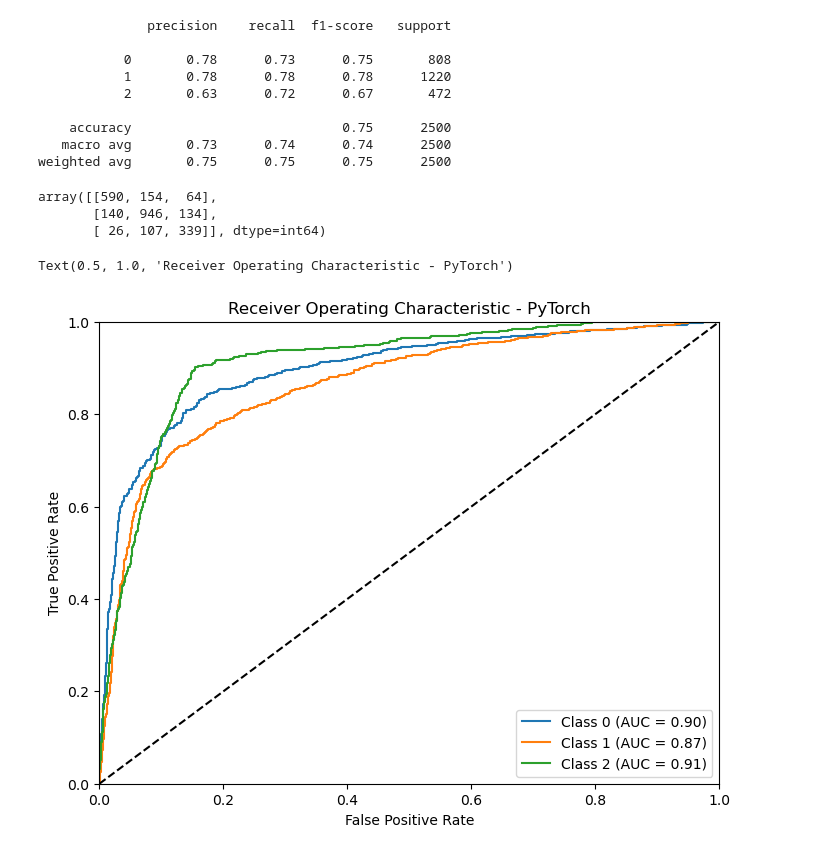
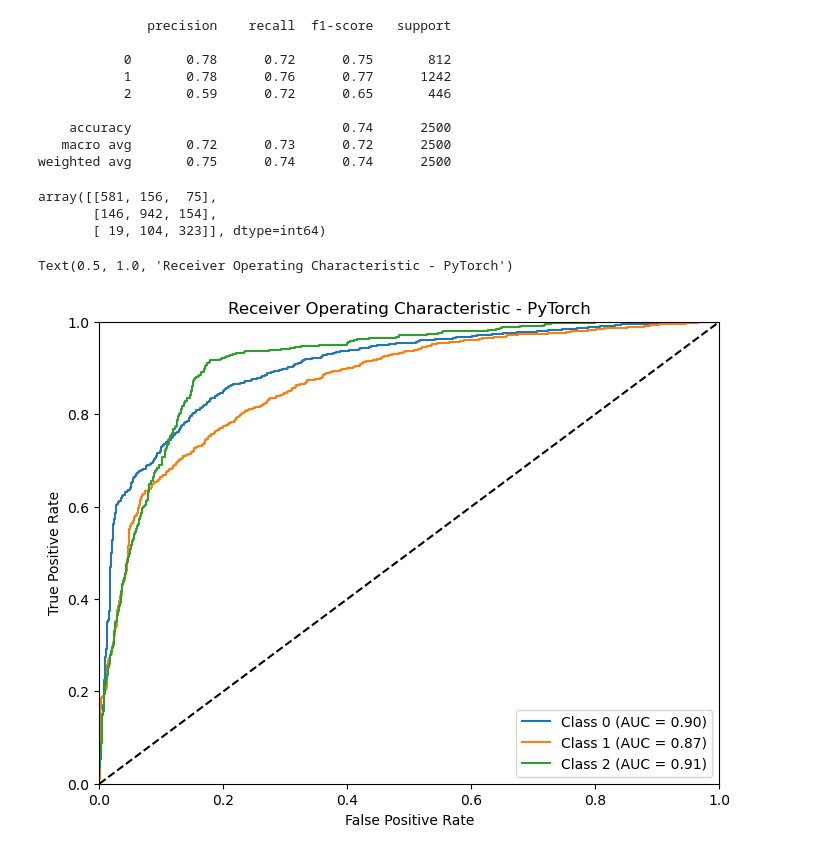
Before and after one commit to hanfei1986/Neural-network-models-without-using-wrappers, a Jupyter notebook: Neural network models without using wrappers (multiclass classification).ipynb, the cells around one changed output. Saved outputs shown, nothing was run; the diff lists cells and outputs as text; code cells hidden in the pictures.

```diff
--- a/Neural network models without using wrappers (multiclass classification).ipynb
+++ b/Neural network models without using wrappers (multiclass classification).ipynb
@@ -3,7 +3,7 @@ import pandas as pd
 import numpy as np
 import matplotlib.pyplot as plt
 # %%
-df = pd.read_excel("data.xlsx")
+df = pd.read_excel("data1.xlsx")
 df.dropna(subset=['Credit_Score'], inplace=True)
 df.reset_index(drop=True, inplace=True)
 # %%
@@ -127,10 +127,12 @@ batch_size = 32
 train_dataset = torch.utils.data.TensorDataset(torch.tensor(X_train, dtype=torch.float32),
                                                torch.tensor(y_train, dtype=torch.long))
 train_loader = torch.utils.data.DataLoader(train_dataset, batch_size=batch_size)
+X_train = torch.tensor(X_train, dtype=torch.float32).to(device)
+y_train = torch.tensor(y_train, dtype=torch.long).to(device)
 X_test = torch.tensor(X_test, dtype=torch.float32).to(device)
 y_test = torch.tensor(y_test, dtype=torch.long).to(device)
 # %%
-loss = CrossEntropyLoss(reduction='none')
+loss = CrossEntropyLoss(reduction='mean')
 lr = 0.001
 optimizer = torch.optim.Adam(net.parameters(), lr=lr)
 # %%
@@ -145,16 +147,14 @@ for epoch in range(epochs):
         data = data.to(device)
         target = target.to(device)
         output = net(data)
-        L = loss(output, target).sum()
-        training_loss += L.item()
+        L = loss(output, target)
         L.backward()
         optimizer.step()
 
+    train_softmax_coefficients = net(X_train)
+    training_loss = loss(train_softmax_coefficients, y_train).item()
     test_softmax_coefficients = net(X_test)
-    test_loss = torch.sum(loss(test_softmax_coefficients, y_test)).item()
-
-    training_loss = training_loss / len(y_train)
-    test_loss = test_loss / len(y_test)
+    test_loss = loss(test_softmax_coefficients, y_test).item()
     train_losses.append(training_loss)
     test_losses.append(test_loss)
 
@@ -199,36 +199,36 @@ print(classification_report(y_test,y_test_pred))
 # %% [output]
               precision    recall  f1-score   support
 
-           0       0.78      0.73      0.75       808
-           1       0.78      0.78      0.78      1220
-           2       0.63      0.72      0.67       472
+           0       0.78      0.72      0.75       812
+           1       0.78      0.76      0.77      1242
+           2       0.59      0.72      0.65       446
 
-    accuracy                           0.75      2500
-   macro avg       0.73      0.74      0.74      2500
-weighted avg       0.75      0.75      0.75      2500
+    accuracy                           0.74      2500
+   macro avg       0.72      0.73      0.72      2500
+weighted avg       0.75      0.74      0.74      2500
 # %%
 confusion_matrix(y_test,y_test_pred)
 # %% [output]
-array([[590, 154,  64],
-       [140, 946, 134],
-       [ 26, 107, 339]], dtype=int64)
+array([[581, 156,  75],
+       [146, 942, 154],
+       [ 19, 104, 323]], dtype=int64)
 # %%
 from sklearn.metrics import roc_curve, roc_auc_score
 
 plt.figure(figsize=(8, 6))
-for class_idx in range(len(sorted(set(y_train)))):
-    y_true = (y_test.detach().numpy() == sorted(set(y_train))[class_idx]).astype(int)
+for class_idx in range(len(sorted(set(y_train.detach().numpy() )))):
+    y_true = (y_test.detach().numpy() == sorted(set(y_train.detach().numpy()))[class_idx]).astype(int)
     y_pred_proba = y_test_pred_proba[:, class_idx]
     fpr, tpr, _ = roc_curve(y_true, y_pred_proba.detach().numpy())
     roc_auc = roc_auc_score(y_true, y_pred_proba.detach().numpy())
-    plt.plot(fpr, tpr, label=f'Class {sorted(set(y_train))[class_idx]} (AUC = {roc_auc:.2f})')
+    plt.plot(fpr, tpr, label=f'Class {sorted(set(y_train.detach().numpy()))[class_idx]} (AUC = {roc_auc:.2f})')
 plt.plot([0, 1], [0, 1], 'k--')
 plt.legend(loc='lower right')
 plt.xlim(0, 1)
 plt.ylim(0, 1)
 plt.xlabel('False Positive Rate')
 plt.ylabel('True Positive Rate')
 plt.title('Receiver Operating Characteristic - PyTorch')
 # %% [output]
 Text(0.5, 1.0, 'Receiver Operating Characteristic - PyTorch')
-[figure, old version]
+[figure, new version]
```
Also changed, not shown: parts of 2 cells of this notebook.
